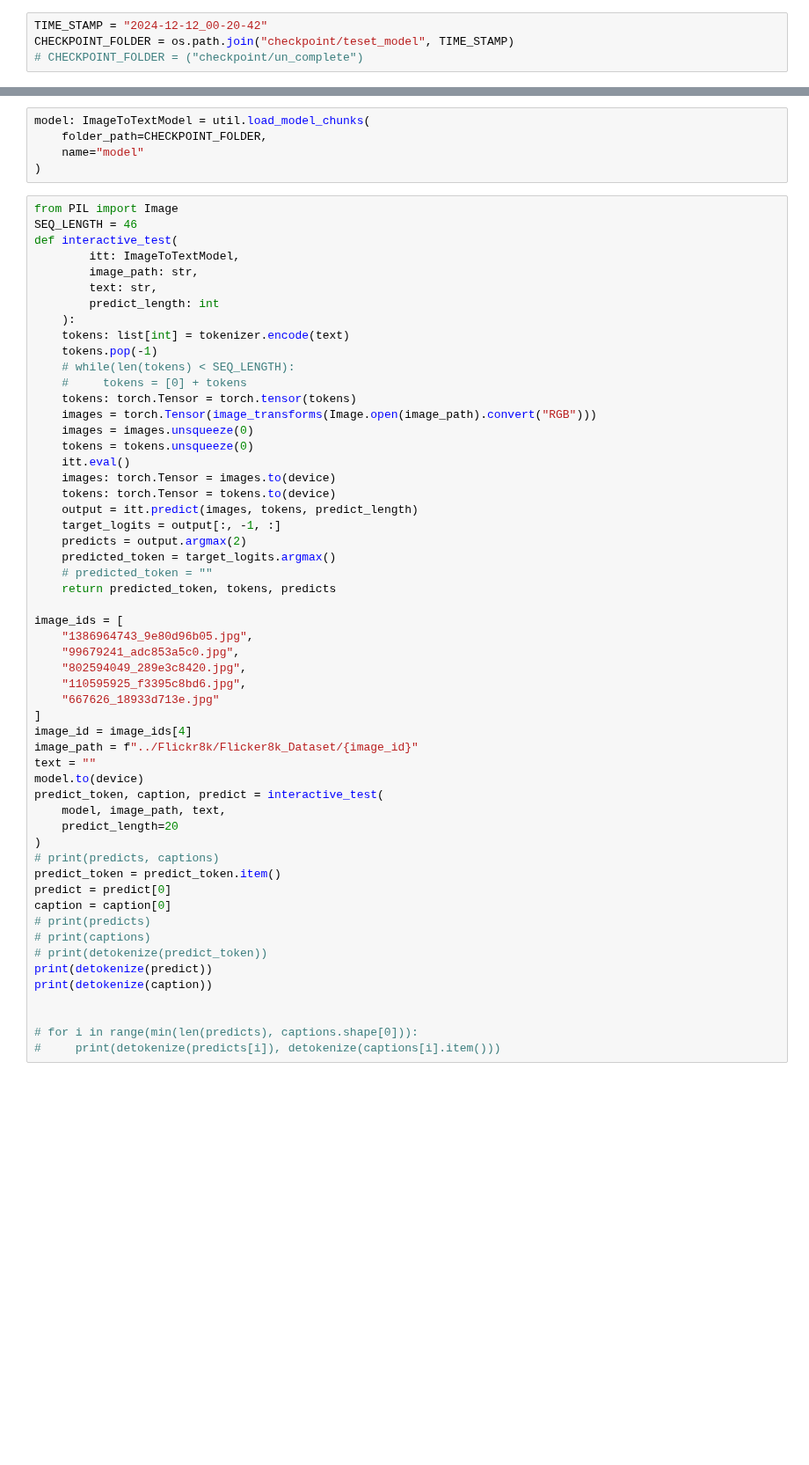
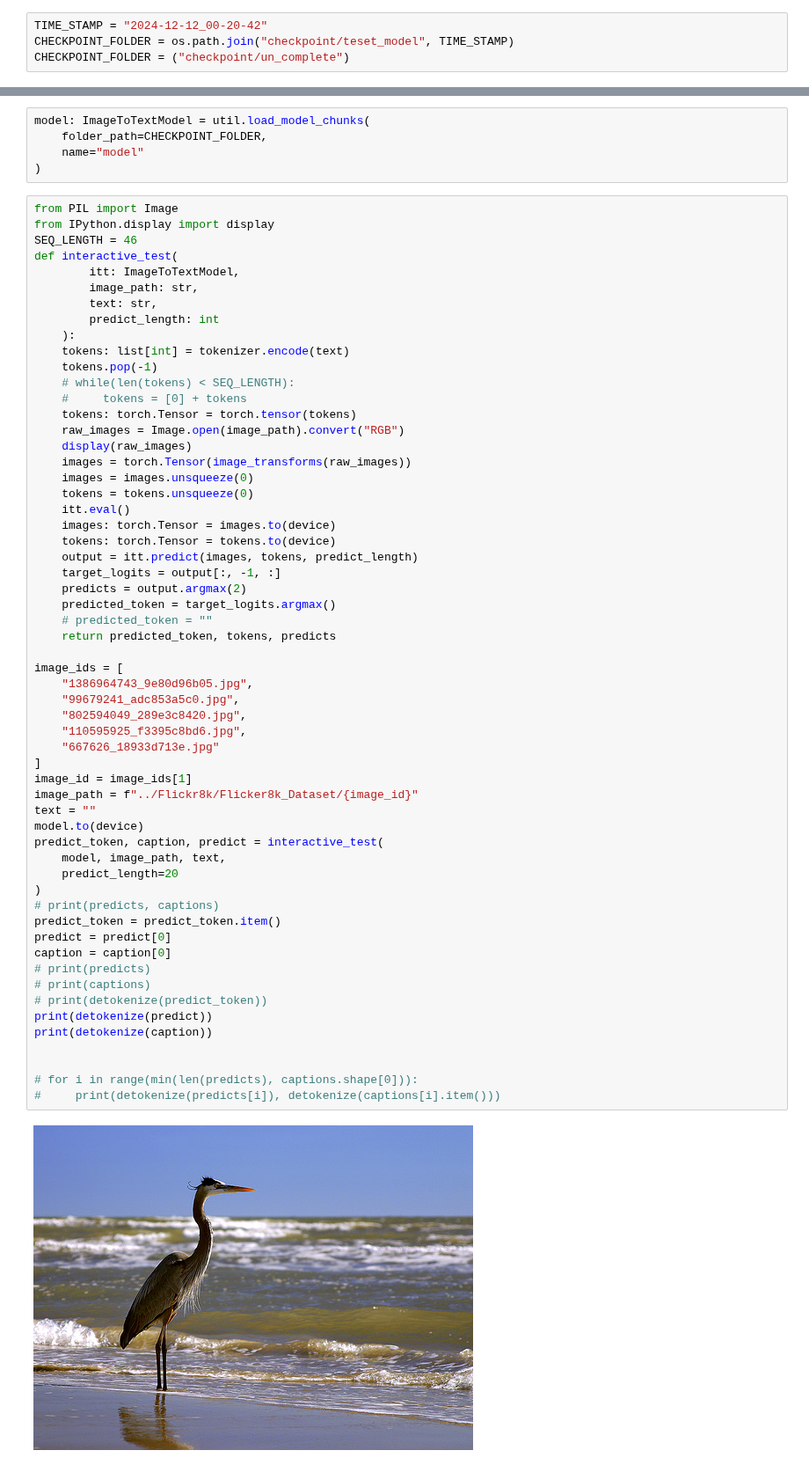
Before and after one commit to NguyenPhuongDng/Image-description, a Jupyter notebook: Fine_Tune/FinetuneTest.ipynb, the cells around one changed output, grey strips where cells are left out. Shown at 88% size. Saved outputs shown, nothing was run; the diff lists cells and outputs as text; blank space fills up the shorter version.

```diff
--- a/Fine_Tune/FinetuneTest.ipynb
+++ b/Fine_Tune/FinetuneTest.ipynb
@@ -164,4 +164,4 @@ def plotter(train_log: list[dict[str, object]]) :
 # %%
 TIME_STAMP = "2024-12-12_00-20-42"
 CHECKPOINT_FOLDER = os.path.join("checkpoint/teset_model", TIME_STAMP)
-# CHECKPOINT_FOLDER = ("checkpoint/un_complete")
+CHECKPOINT_FOLDER = ("checkpoint/un_complete")
@@ -192,6 +191,7 @@ model: ImageToTextModel = util.load_model_chunks(
 )
 # %%
 from PIL import Image
+from IPython.display import display
 SEQ_LENGTH = 46
 def interactive_test(
         itt: ImageToTextModel,
@@ -204,7 +204,9 @@ def interactive_test(
     # while(len(tokens) < SEQ_LENGTH):
     #     tokens = [0] + tokens
     tokens: torch.Tensor = torch.tensor(tokens)
-    images = torch.Tensor(image_transforms(Image.open(image_path).convert("RGB")))
+    raw_images = Image.open(image_path).convert("RGB")
+    display(raw_images)
+    images = torch.Tensor(image_transforms(raw_images))
     images = images.unsqueeze(0)
     tokens = tokens.unsqueeze(0)
     itt.eval()
@@ -218,31 +220,32 @@ def interactive_test(
     return predicted_token, tokens, predicts
 
 image_ids = [
     "1386964743_9e80d96b05.jpg",
     "99679241_adc853a5c0.jpg",
     "802594049_289e3c8420.jpg",
     "110595925_f3395c8bd6.jpg",
     "667626_18933d713e.jpg"
 ]
-image_id = image_ids[4]
+image_id = image_ids[1]
 image_path = f"../Flickr8k/Flicker8k_Dataset/{image_id}"
 text = ""
 model.to(device)
 predict_token, caption, predict = interactive_test(
     model, image_path, text,
     predict_length=20
 )
 # print(predicts, captions)
 predict_token = predict_token.item()
 predict = predict[0]
 caption = caption[0]
 # print(predicts)
 # print(captions)
 # print(detokenize(predict_token))
 print(detokenize(predict))
 print(detokenize(caption))
 
 
 # for i in range(min(len(predicts), captions.shape[0])):
 #     print(detokenize(predicts[i]), detokenize(captions[i].item()))
 # %% [output]
+[figure, added]
```
Also changed, not shown: parts of 3 cells of this notebook, 5 other files.
